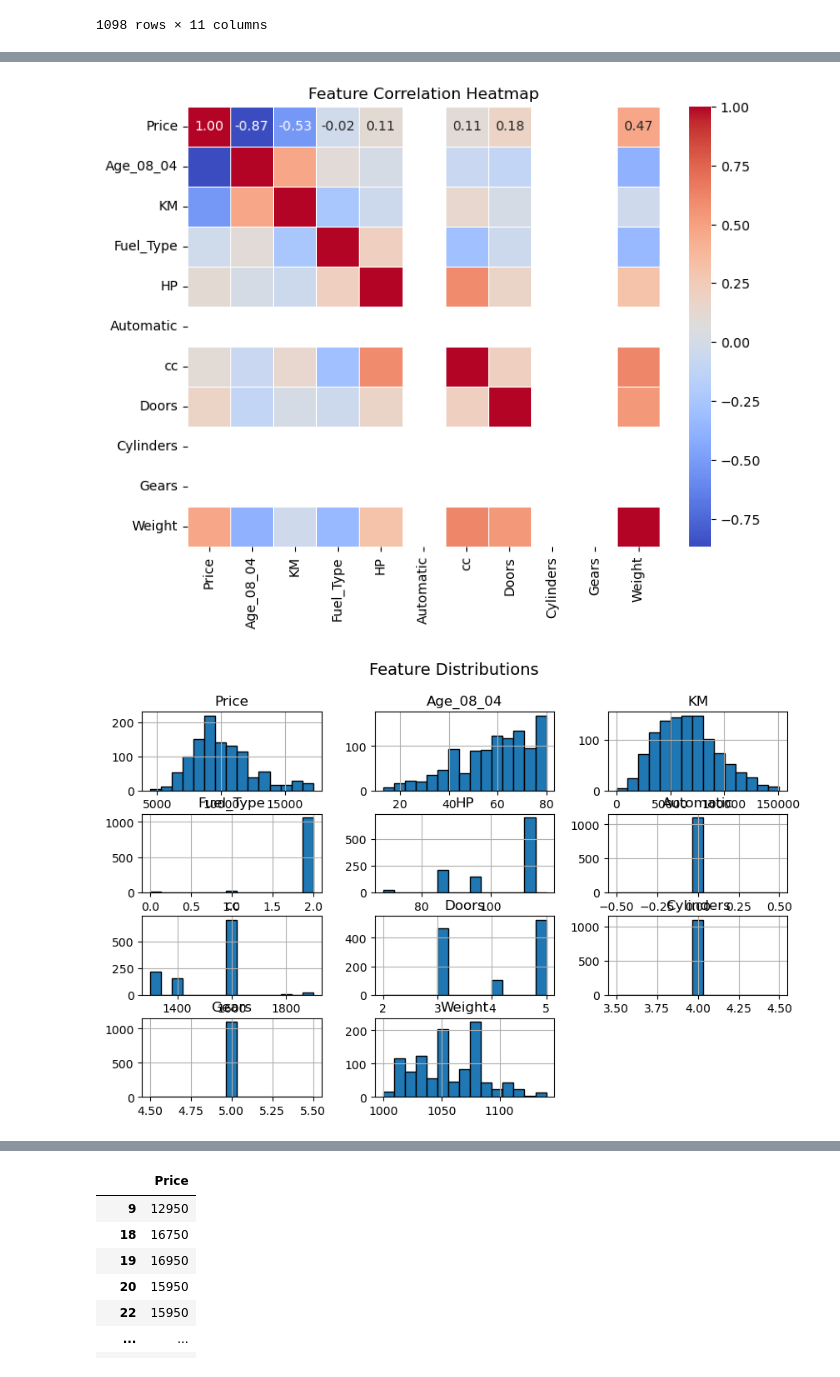
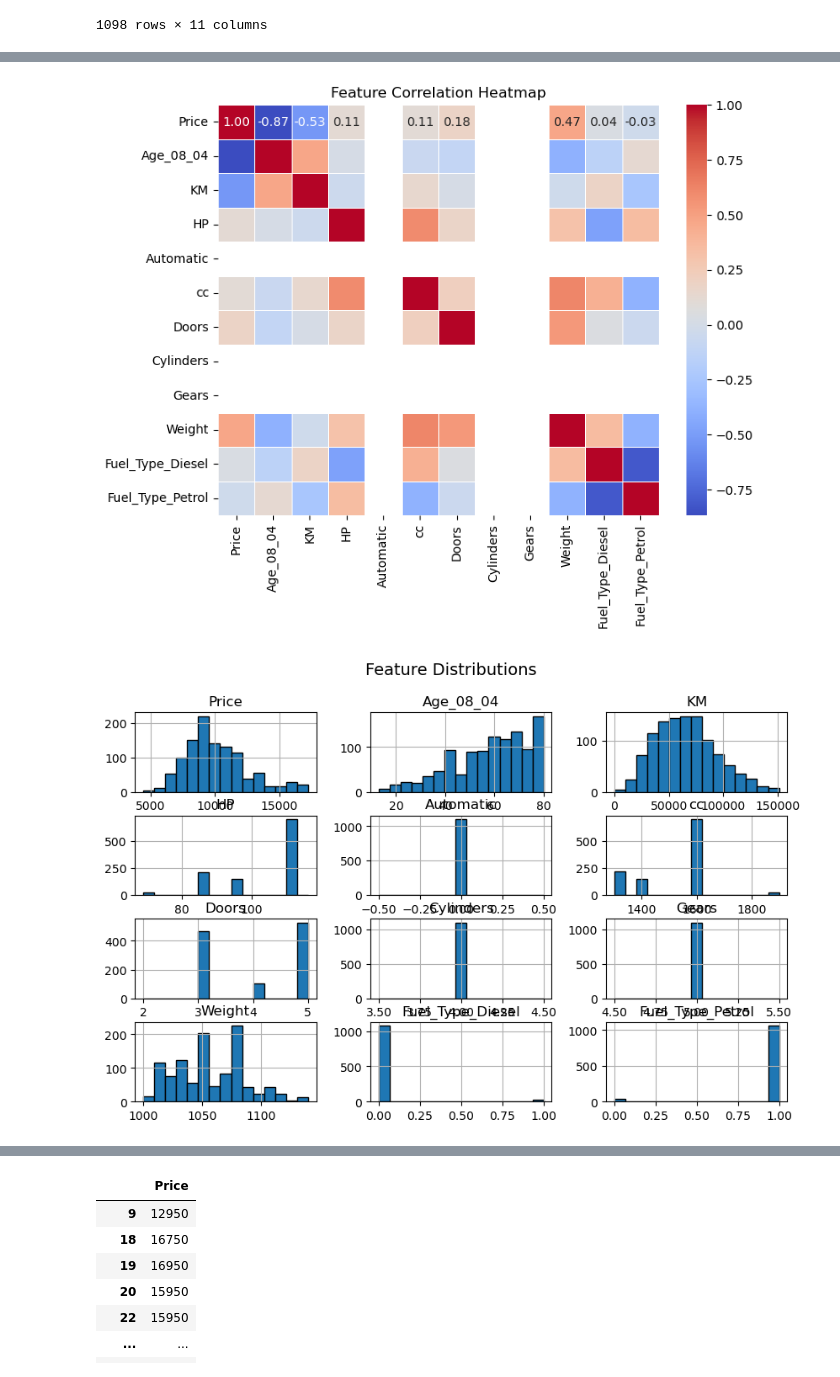
Before and after one commit to Ujjawal-AI/DataScience-Assignment, a Jupyter notebook: MultipleLinearRegession_Assignment.ipynb, the cells around one changed output, grey strips where cells are left out. Drawn from its saved outputs; the diff is of its cells as text; code cells hidden in the pictures.

```diff
--- a/MultipleLinearRegession_Assignment.ipynb
+++ b/MultipleLinearRegession_Assignment.ipynb
@@ -149,6 +149,11 @@ df_cleaned
 from sklearn.preprocessing import LabelEncoder, OneHotEncoder
 lab_enc = LabelEncoder()
 # %%
-df_cleaned['Fuel_Type']= lab_enc.fit_transform(df_cleaned[['Fuel_Type']])
+#df_cleaned['Fuel_Type']= lab_enc.fit_transform(df_cleaned[['Fuel_Type']])
 import warnings
 warnings.filterwarnings('ignore')
+# One-hot encoding for 'Fuel_Type'
+df_encoded = pd.get_dummies(df_cleaned, columns=["Fuel_Type"], drop_first=True)
+
+# Check the first few rows after encoding
+df_encoded.head()
@@ -186,15 +200,15 @@ df_cleaned.corr()
 # %%
 # Heatmap of correlations
 plt.figure(figsize=(8, 6))
-sns.heatmap(df_cleaned.corr(), annot=True, cmap="coolwarm", fmt=".2f", linewidths=0.5)
+sns.heatmap(df_encoded.corr(), annot=True, cmap="coolwarm", fmt=".2f", linewidths=0.5)
 plt.title("Feature Correlation Heatmap")
 plt.show()
 # %% [output]
-[figure, old version]
+[figure, new version]
 # %%
 # Histograms of numerical variables
-df_cleaned.hist(figsize=(10, 6), bins=15, edgecolor="black")
+df_encoded.hist(figsize=(10, 6), bins=15, edgecolor="black")
 plt.suptitle("Feature Distributions", fontsize=14)
 plt.show()
 # %% [output]
-[figure, old version]
+[figure, new version]
```
Also changed, not shown: parts of 27 cells of this notebook.
